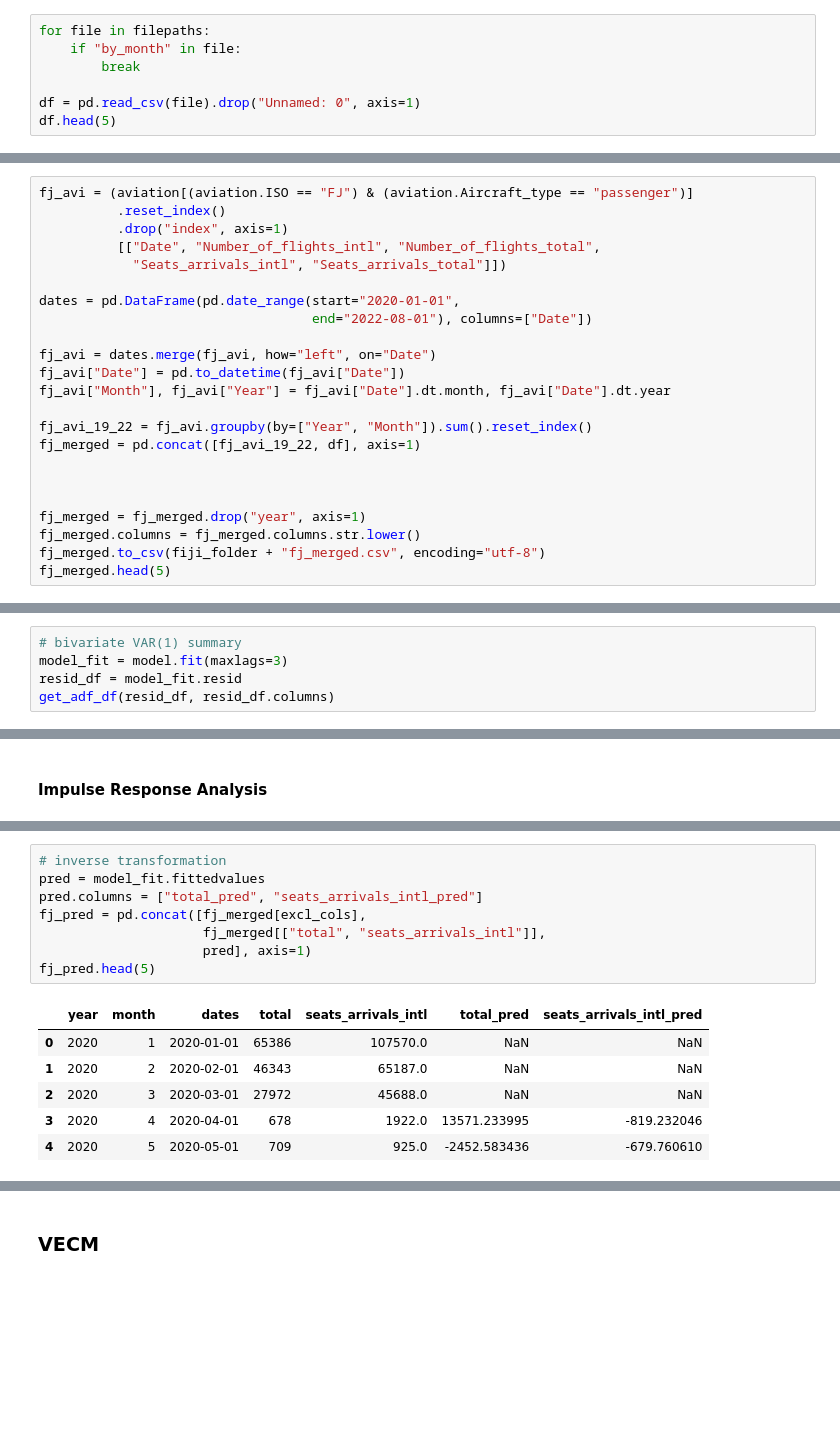
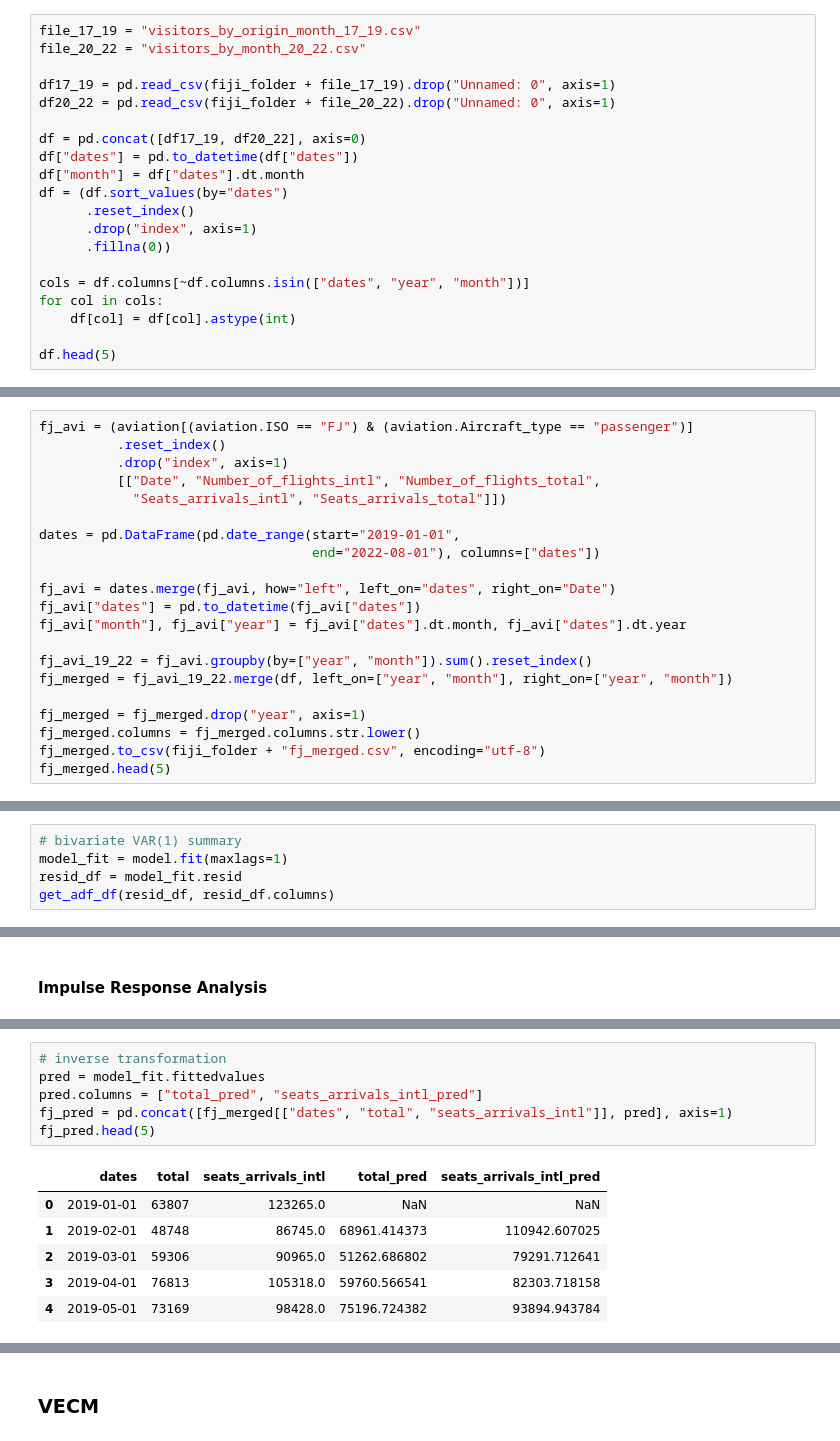
Before and after one commit to worldbank/pacific-observatory, a Jupyter notebook: scripts/notebooks/EDA-Fiji.ipynb, the cells around one changed output, grey strips where cells are left out. Cells and saved outputs as stored; diff of their text form; blank space fills up the shorter version.

```diff
--- a/scripts/notebooks/EDA-Fiji.ipynb
+++ b/scripts/notebooks/EDA-Fiji.ipynb
@@ -21,10 +24,23 @@ filepaths = [fiji_folder + file for file in fiji_files]
 # %% [markdown]
 ## Fiji Census
 # %%
-for file in filepaths:
-    if "by_month" in file:
-        break
+file_17_19 = "visitors_by_origin_month_17_19.csv"
+file_20_22 = "visitors_by_month_20_22.csv"
 
-df = pd.read_csv(file).drop("Unnamed: 0", axis=1)
+df17_19 = pd.read_csv(fiji_folder + file_17_19).drop("Unnamed: 0", axis=1)
+df20_22 = pd.read_csv(fiji_folder + file_20_22).drop("Unnamed: 0", axis=1)
+
+df = pd.concat([df17_19, df20_22], axis=0)
+df["dates"] = pd.to_datetime(df["dates"])
+df["month"] = df["dates"].dt.month
+df = (df.sort_values(by="dates")
+      .reset_index()
+      .drop("index", axis=1)
+      .fillna(0))
+
+cols = df.columns[~df.columns.isin(["dates", "year", "month"])]
+for col in cols:
+    df[col] = df[col].astype(int)
+
 df.head(5)
 # %% [output]
@@ -54,17 +70,15 @@ fj_avi = (aviation[(aviation.ISO == "FJ") & (aviation.Aircraft_type == "passenge
           [["Date", "Number_of_flights_intl", "Number_of_flights_total",
             "Seats_arrivals_intl", "Seats_arrivals_total"]])
 
-dates = pd.DataFrame(pd.date_range(start="2020-01-01",
-                                   end="2022-08-01"), columns=["Date"])
+dates = pd.DataFrame(pd.date_range(start="2019-01-01",
+                                   end="2022-08-01"), columns=["dates"])
 
-fj_avi = dates.merge(fj_avi, how="left", on="Date")
-fj_avi["Date"] = pd.to_datetime(fj_avi["Date"])
-fj_avi["Month"], fj_avi["Year"] = fj_avi["Date"].dt.month, fj_avi["Date"].dt.year
+fj_avi = dates.merge(fj_avi, how="left", left_on="dates", right_on="Date")
+fj_avi["dates"] = pd.to_datetime(fj_avi["dates"])
+fj_avi["month"], fj_avi["year"] = fj_avi["dates"].dt.month, fj_avi["dates"].dt.year
 
-fj_avi_19_22 = fj_avi.groupby(by=["Year", "Month"]).sum().reset_index()
-fj_merged = pd.concat([fj_avi_19_22, df], axis=1)
-
-
+fj_avi_19_22 = fj_avi.groupby(by=["year", "month"]).sum().reset_index()
+fj_merged = fj_avi_19_22.merge(df, left_on=["year", "month"], right_on=["year", "month"])
 
 fj_merged = fj_merged.drop("year", axis=1)
 fj_merged.columns = fj_merged.columns.str.lower()
@@ -253,6 +202,6 @@ VAR Order Selection (* highlights the minimums)
 # %%
 # bivariate VAR(1) summary
-model_fit = model.fit(maxlags=3)
+model_fit = model.fit(maxlags=1)
 resid_df = model_fit.resid
 get_adf_df(resid_df, resid_df.columns)
 # %% [output]
@@ -302,18 +251,16 @@ irf.plot(impulse='seats_arrivals_intl', orth=False)
 # %%
 # inverse transformation
 pred = model_fit.fittedvalues
 pred.columns = ["total_pred", "seats_arrivals_intl_pred"]
-fj_pred = pd.concat([fj_merged[excl_cols],
-                     fj_merged[["total", "seats_arrivals_intl"]],
-                     pred], axis=1)
+fj_pred = pd.concat([fj_merged[["dates", "total", "seats_arrivals_intl"]], pred], axis=1)
 fj_pred.head(5)
 # %% [output]
-|  | year | month | dates | total | seats_arrivals_intl | total_pred | seats_arrivals_intl_pred |
-| 0 | 2020 | 1 | 2020-01-01 | 65386 | 107570.0 | NaN | NaN |
-| 1 | 2020 | 2 | 2020-02-01 | 46343 | 65187.0 | NaN | NaN |
-| 2 | 2020 | 3 | 2020-03-01 | 27972 | 45688.0 | NaN | NaN |
-| 3 | 2020 | 4 | 2020-04-01 | 678 | 1922.0 | 13571.233995 | -819.232046 |
-| 4 | 2020 | 5 | 2020-05-01 | 709 | 925.0 | -2452.583436 | -679.760610 |
+|  | dates | total | seats_arrivals_intl | total_pred | seats_arrivals_intl_pred |
+| 0 | 2019-01-01 | 63807 | 123265.0 | NaN | NaN |
+| 1 | 2019-02-01 | 48748 | 86745.0 | 68961.414373 | 110942.607025 |
+| 2 | 2019-03-01 | 59306 | 90965.0 | 51262.686802 | 79291.712641 |
+| 3 | 2019-04-01 | 76813 | 105318.0 | 59760.566541 | 82303.718158 |
+| 4 | 2019-05-01 | 73169 | 98428.0 | 75196.724382 | 93894.943784 |
 # %%
 plt.figure(figsize=(12, 9))
 sns.lineplot(
```
Also changed, not shown: parts of 22 cells of this notebook, 14 other files.
